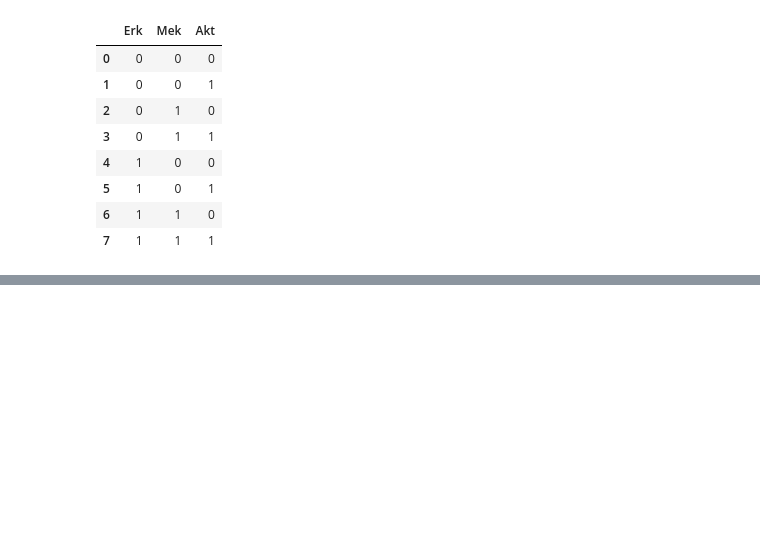
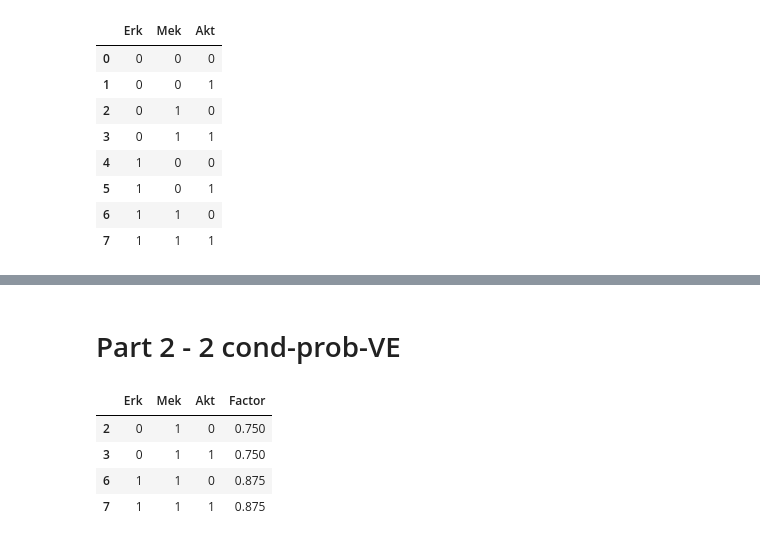
Before and after one commit to AblaZe42/MODCOM_PROJECT, a Jupyter notebook: tove.ipynb, the cells around one changed output, grey strips where cells are left out. Saved outputs shown, nothing was run; the diff lists cells and outputs as text; code cells hidden in the pictures; blank space fills up the shorter version.

```diff
--- a/tove.ipynb
+++ b/tove.ipynb
@@ -441,0 +435,11 @@ print(cpd_from_data(test4,data))
+# %% [markdown]
+# Part 2 - 2 cond-prob-VE
+# %%
+test5 = cpd_factor_large(test4.copy(),0.5)
+test5[test5["Mek"]==1]
+# %% [output]
+|  | Erk | Mek | Akt | Factor |
+| 2 | 0 | 1 | 0 | 0.750 |
+| 3 | 0 | 1 | 1 | 0.750 |
+| 6 | 1 | 1 | 0 | 0.875 |
+| 7 | 1 | 1 | 1 | 0.875 |
```
Also changed, not shown: parts of 2 cells of this notebook.
